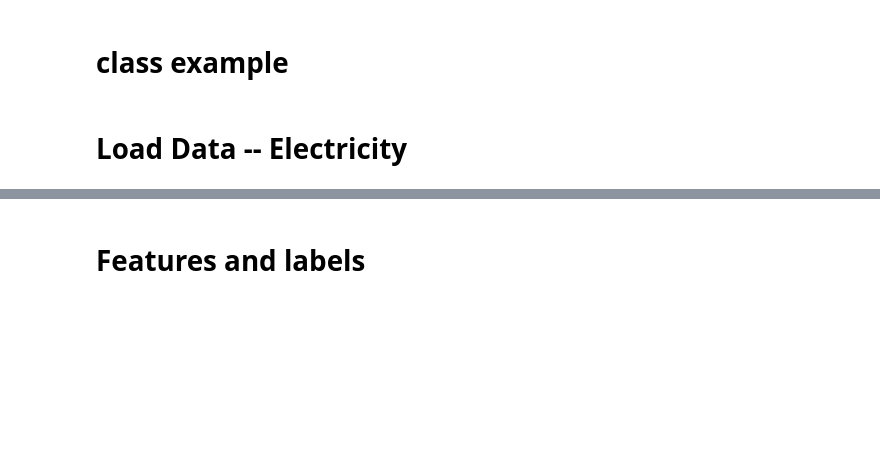
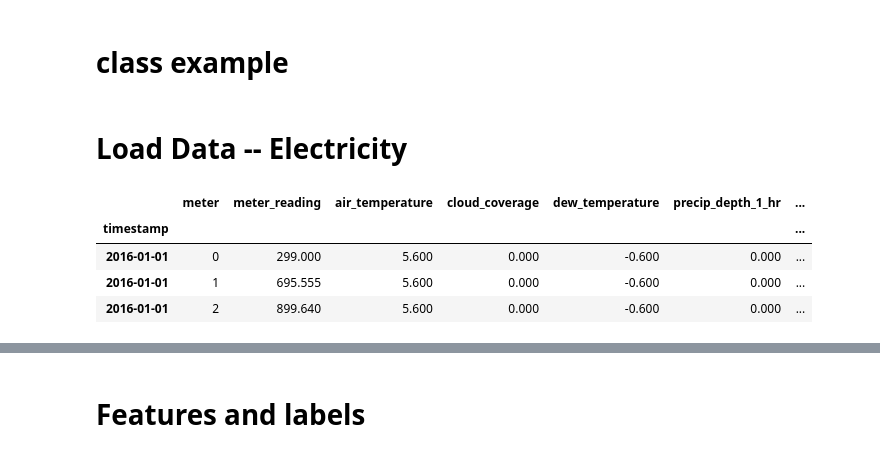
Before and after one commit to Lastew/Baseline-Energy-Predictor, a Jupyter notebook: play_ground.ipynb, the cells around one changed output, grey strips where cells are left out. Saved outputs shown, nothing was run; the diff lists cells and outputs as text; code cells hidden in the pictures; blank space fills up the shorter version.

```diff
--- a/play_ground.ipynb
+++ b/play_ground.ipynb
@@ -126,13 +131,19 @@ windowed_dataset(x_train, window_size, batch_size, shuffle_buffer_size)
 # %% [markdown]
 # Load Data -- Electricity
 # %%
-office = pd.read_csv('data/office_1249.csv', index_col=['timestamp'], parse_dates=['timestamp'])
+office = pd.read_csv('data_folder/office_1249.csv', index_col=['timestamp'], parse_dates=['timestamp'])
 usecols =['meter', 'meter_reading', 'air_temperature', 'cloud_coverage', 'dew_temperature','precip_depth_1_hr', 'sea_level_pressure', 'wind_direction', 'wind_speed']
 # office = office[office[usecols]]
 office = office[usecols]
 office_temp = office.ffill()
 office_data = office_temp.bfill()
 office_data.head(3)
+# %% [output]
+|  | meter | meter_reading | air_temperature | cloud_coverage | dew_temperature | precip_depth_1_hr | ... |
+| timestamp |  |  |  |  |  |  | ... |
+| 2016-01-01 | 0 | 299.000 | 5.600 | 0.000 | -0.600 | 0.000 | ... |
+| 2016-01-01 | 1 | 695.555 | 5.600 | 0.000 | -0.600 | 0.000 | ... |
+| 2016-01-01 | 2 | 899.640 | 5.600 | 0.000 | -0.600 | 0.000 | ... |
 # %%
 # electricity
 df_elc = office_data[office_data['meter']==0]
```
Also changed, not shown: parts of 69 cells of this notebook.
